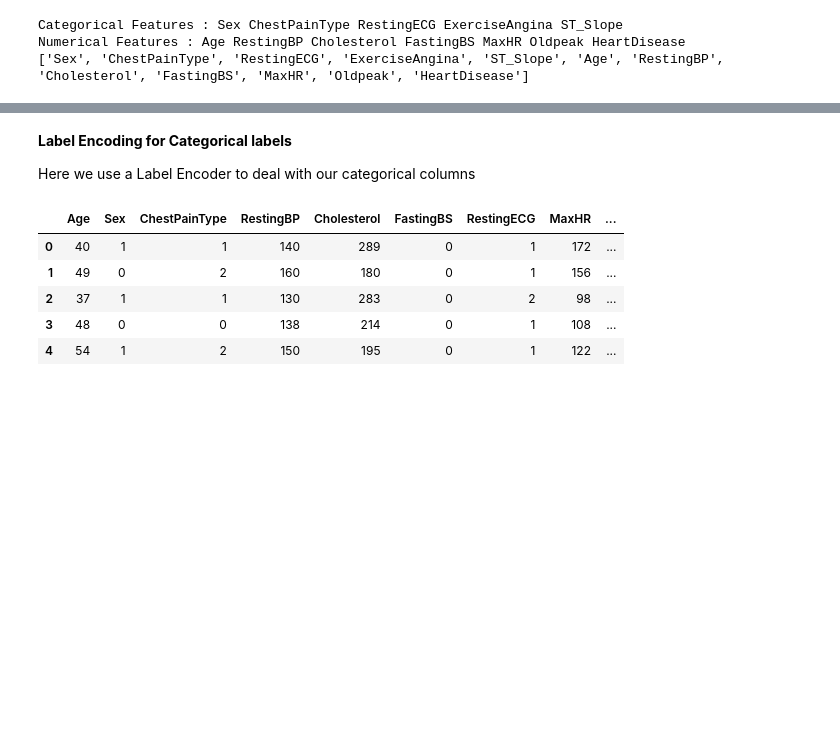
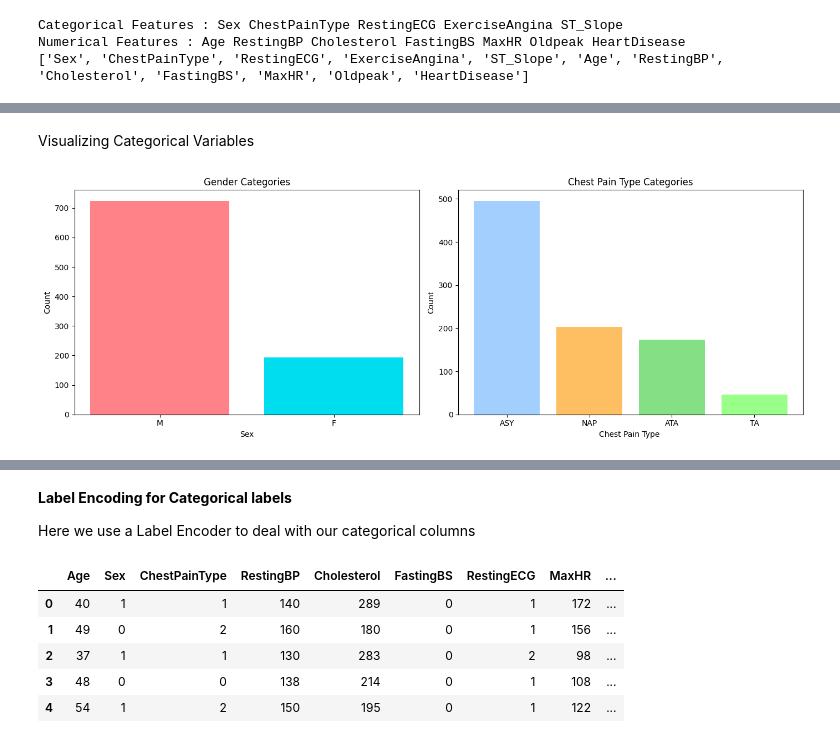
Before and after one commit to KyobeDerrickSteven/Heart-Disease-Prediction, a Jupyter notebook: Heart_Prediction.ipynb, the cells around one changed output, grey strips where cells are left out. Cells and saved outputs as stored; diff of their text form; code cells hidden in the pictures; blank space fills up the shorter version.

```diff
--- a/Heart_Prediction.ipynb
+++ b/Heart_Prediction.ipynb
@@ -101,0 +128,9 @@ plt.title(title);
+# %%
+# Get value counts
+value_counts_dict = {variable: X[variable].value_counts() for variable in cat_cols}
+
+data_list = [(variable, category, count) for variable, counts in value_counts_dict.items() for category, count in counts.items()]
+
+# Create DataFrame
+value_counts_df = pd.DataFrame(data_list, columns=['Variable', 'Category', 'Count']).set_index('Variable')
+value_counts_df
@@ -101,0 +154,37 @@ plt.title(title);
+# %% [markdown]
+Visualizing Categorical Variables
+# %%
+# Filter separator rows
+plot_data =  value_counts_df[value_counts_df.Category != "---"]
+
+# Define colors
+colors = {'M': '#FF8289', 'F': '#00ddee', 'ASY': '#a2cffe', 'NAP': '#febf63', 'ATA': '#85e085', 'TA':'#99ff89',
+          'Normal':'#1d3557', 'LVH': '#A8DADC', 'ST':'#aec3b0', 'N':'#005B44', 'Y':'#FF8066', 'Flat':'#4FFBDF', 'Up': '#FBEAFF','Down':'#C4FCEF'}
+
+# Set bar width
+bar_width = 0.4
+
+# Create subplots
+fig, axes = plt.subplots(1, 2, figsize=(14, 5))
+
+# Plot Sex data
+gender_data = plot_data.loc['Sex']
+axes[0].bar(gender_data['Category'], gender_data['Count'], color=[colors[cat] for cat in gender_data['Category']], width=bar_width*2)
+axes[0].set_title('Gender Categories')
+axes[0].set_ylabel('Count')
+axes[0].set_xlabel('Sex')
+
+# Plot 'ChestPainType' data
+geography_data = plot_data.loc['ChestPainType']
+axes[1].bar(geography_data['Category'], geography_data['Count'], color=[colors[cat] for cat in geography_data['Category']], width=bar_width*2)
+axes[1].set_title('Chest Pain Type Categories')
+axes[1].set_ylabel('Count')
+axes[1].set_xlabel('Chest Pain Type ')
+
+# Adjust layout
+plt.tight_layout()
+
+# Display plots
+plt.show()
+# %% [output]
+[figure, added]
```
Also changed, not shown: parts of 49 cells of this notebook.
